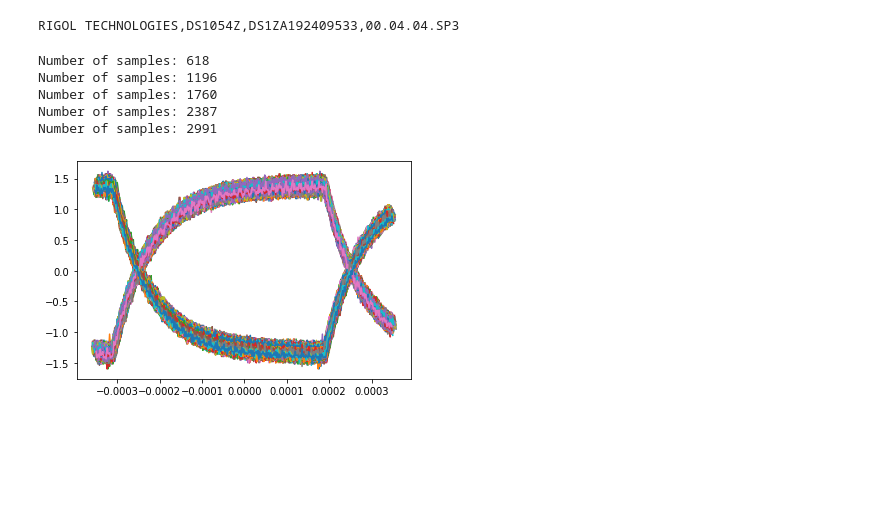
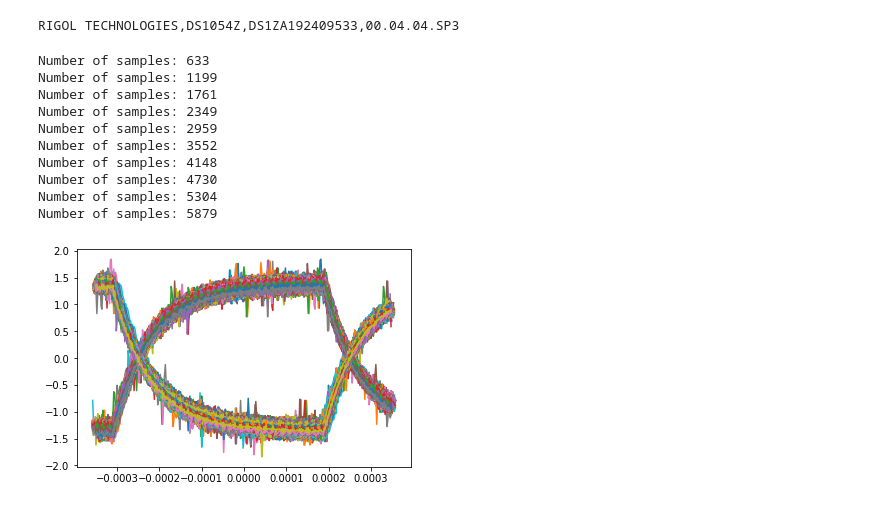
Before and after one commit to ericsims/INST-Drivers, a Jupyter notebook: eye.ipynb, the cells around one changed output. Cells and saved outputs as stored; diff of their text form; code cells hidden in the pictures; blank space fills up the shorter version.

```diff
--- a/eye.ipynb
+++ b/eye.ipynb
@@ -161,21 +161,26 @@ def calcc(x,y,grid,samples):
 # %%
 grid_size = 700
 grid = np.zeros((grid_size, grid_size), dtype=np.int32)
 samples = 0
 
 fig, ax = plt.subplots(1)
-for n in range(0,5):
+for n in range(0,10):
     (x,y) = cap_plz()
     samples = calcc(x,y,grid,samples)
 
 plt.show()
 # %% [output]
-Number of samples: 618
-Number of samples: 1196
-Number of samples: 1760
-Number of samples: 2387
-Number of samples: 2991
+Number of samples: 633
+Number of samples: 1199
+Number of samples: 1761
+Number of samples: 2349
+Number of samples: 2959
+Number of samples: 3552
+Number of samples: 4148
+Number of samples: 4730
+Number of samples: 5304
+Number of samples: 5879
-[figure, old version]
+[figure, new version]
 # %%
 def point_to_grid(x,y):
     return (((x - tmin) / (tmax - tmin)) * grid_size, (((y - ymin) / (ymax - ymin)) * grid_size))
```
Also changed, not shown: parts of 1 cell of this notebook, 1 other file.
